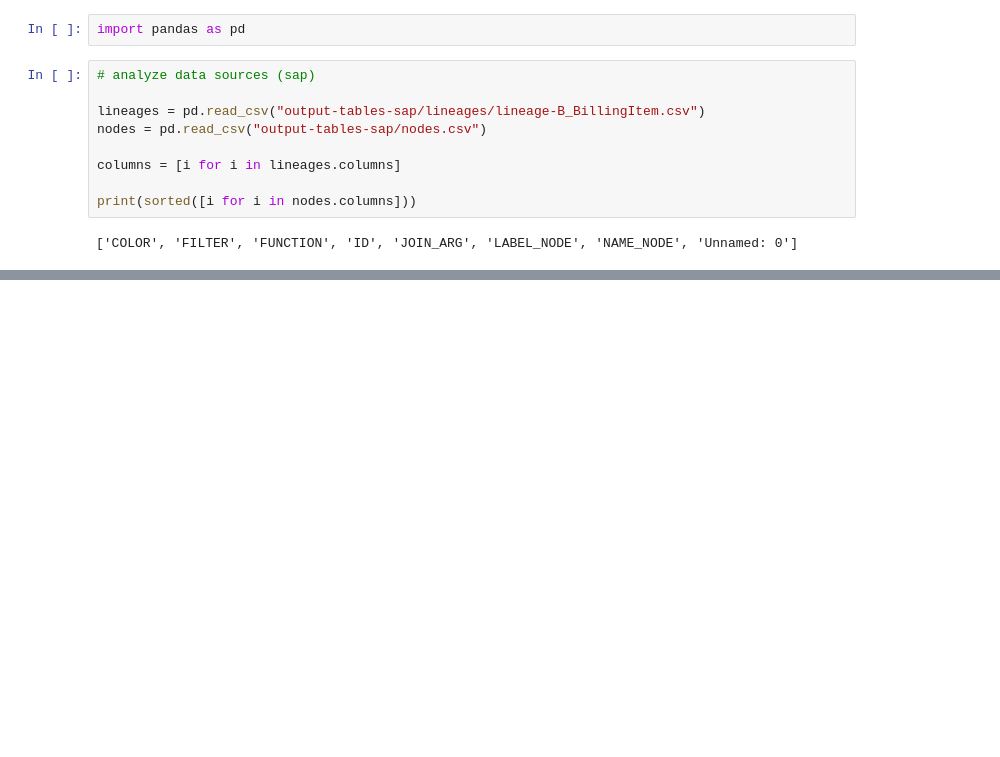
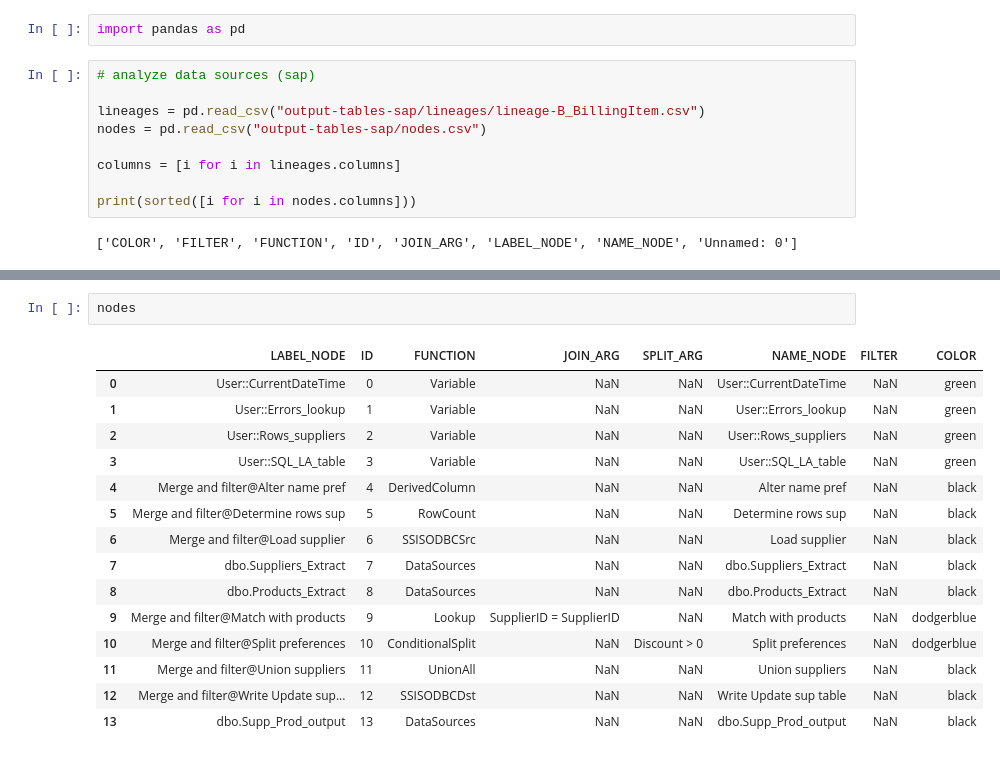
Before and after one commit to mountanalytics/sankey-plot-lineages, a Jupyter notebook: analyze-output-tables.ipynb, the cells around one changed output, grey strips where cells are left out. Saved outputs shown, nothing was run; the diff lists cells and outputs as text; blank space fills up the shorter version.

```diff
--- a/analyze-output-tables.ipynb
+++ b/analyze-output-tables.ipynb
@@ -20,6 +36,24 @@ lineages.columns
 print(sorted([i for i in nodes.columns]))
 # %% [output]
 ['COLOR', 'FILTER', 'FUNCTION', 'ID', 'JOIN_ARG', 'LABEL_NODE', 'NAME_NODE', 'SPLIT_ARG']
+# %%
+nodes
+# %% [output]
+|  | LABEL_NODE | ID | FUNCTION | JOIN_ARG | SPLIT_ARG | NAME_NODE | FILTER | COLOR |
+| 0 | User::CurrentDateTime | 0 | Variable | NaN | NaN | User::CurrentDateTime | NaN | green |
+| 1 | User::Errors_lookup | 1 | Variable | NaN | NaN | User::Errors_lookup | NaN | green |
+| 2 | User::Rows_suppliers | 2 | Variable | NaN | NaN | User::Rows_suppliers | NaN | green |
+| 3 | User::SQL_LA_table | 3 | Variable | NaN | NaN | User::SQL_LA_table | NaN | green |
+| 4 | Merge and filter@Alter name pref | 4 | DerivedColumn | NaN | NaN | Alter name pref | NaN | black |
+| 5 | Merge and filter@Determine rows sup | 5 | RowCount | NaN | NaN | Determine rows sup | NaN | black |
+| 6 | Merge and filter@Load supplier | 6 | SSISODBCSrc | NaN | NaN | Load supplier | NaN | black |
+| 7 | dbo.Suppliers_Extract | 7 | DataSources | NaN | NaN | dbo.Suppliers_Extract | NaN | black |
+| 8 | dbo.Products_Extract | 8 | DataSources | NaN | NaN | dbo.Products_Extract | NaN | black |
+| 9 | Merge and filter@Match with products | 9 | Lookup | SupplierID = SupplierID | NaN | Match with products | NaN | dodgerblue |
+| 10 | Merge and filter@Split preferences | 10 | ConditionalSplit | NaN | Discount > 0 | Split preferences | NaN | dodgerblue |
+| 11 | Merge and filter@Union suppliers | 11 | UnionAll | NaN | NaN | Union suppliers | NaN | black |
+| 12 | Merge and filter@Write Update sup... | 12 | SSISODBCDst | NaN | NaN | Write Update sup table | NaN | black |
+| 13 | dbo.Supp_Prod_output | 13 | DataSources | NaN | NaN | dbo.Supp_Prod_output | NaN | black |
 # %%
 # analyze data sources (sql)
 
```
Also changed, not shown: parts of 4 cells of this notebook, 22 other files.
